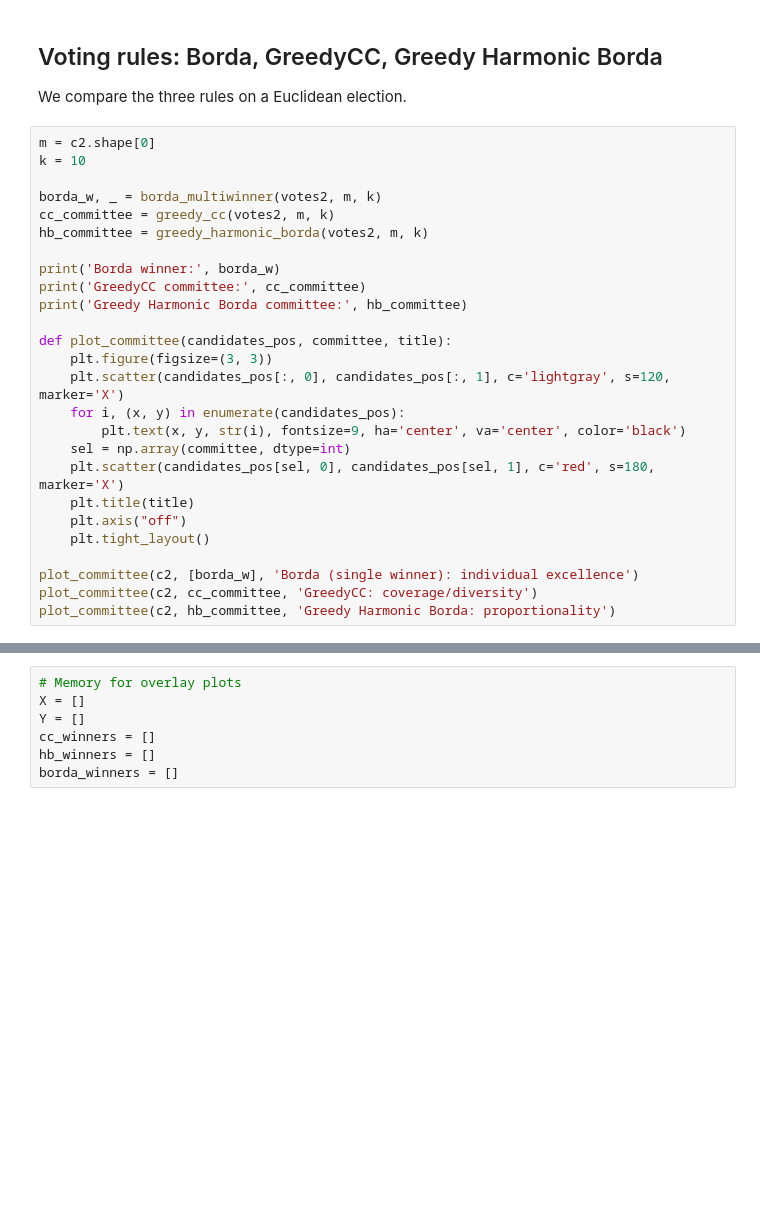
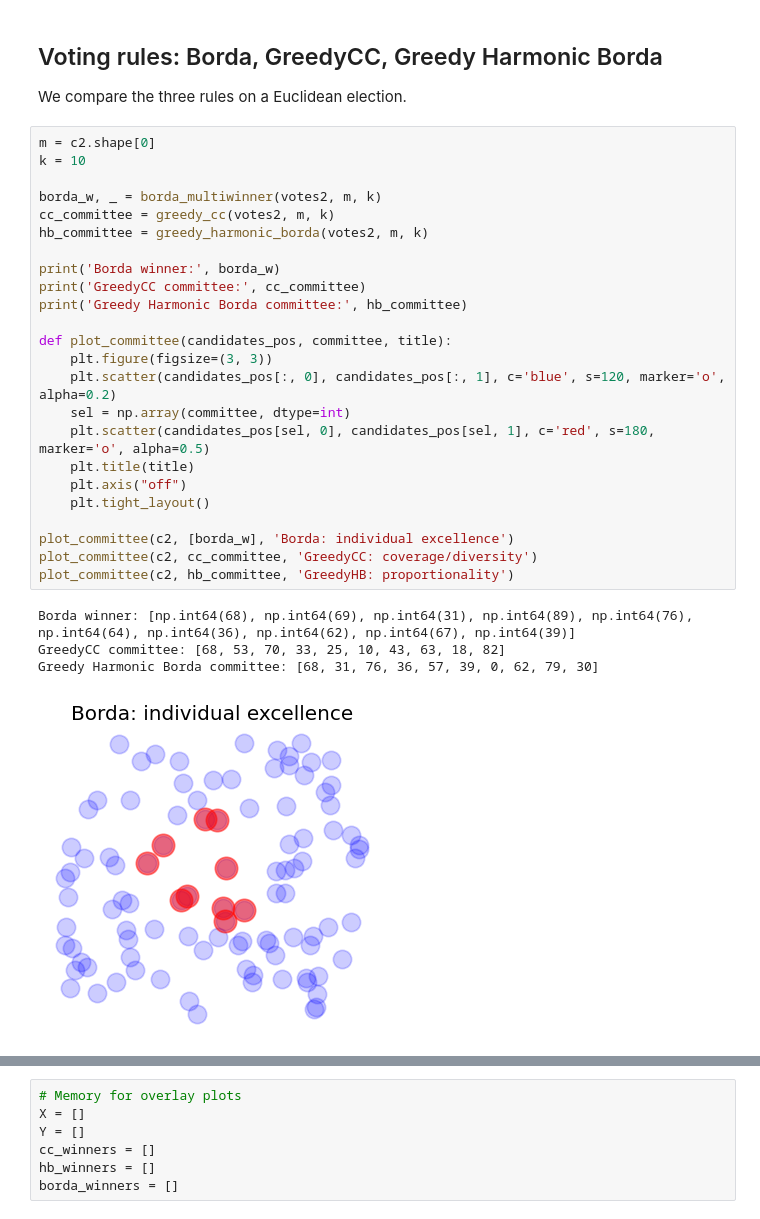
Before and after one commit to szufix/chicago-tutorial, a Jupyter notebook: prefsampling_tutorial.ipynb, the cells around one changed output, grey strips where cells are left out. Drawn from its saved outputs; the diff is of its cells as text; blank space fills up the shorter version.

```diff
--- a/prefsampling_tutorial.ipynb
+++ b/prefsampling_tutorial.ipynb
@@ -313,26 +344,29 @@ We compare the three rules on a Euclidean election.
 # %%
 m = c2.shape[0]
 k = 10
 
 borda_w, _ = borda_multiwinner(votes2, m, k)
 cc_committee = greedy_cc(votes2, m, k)
 hb_committee = greedy_harmonic_borda(votes2, m, k)
 
 print('Borda winner:', borda_w)
 print('GreedyCC committee:', cc_committee)
 print('Greedy Harmonic Borda committee:', hb_committee)
 
 def plot_committee(candidates_pos, committee, title):
     plt.figure(figsize=(3, 3))
-    plt.scatter(candidates_pos[:, 0], candidates_pos[:, 1], c='lightgray', s=120, marker='X')
-    for i, (x, y) in enumerate(candidates_pos):
-        plt.text(x, y, str(i), fontsize=9, ha='center', va='center', color='black')
+    plt.scatter(candidates_pos[:, 0], candidates_pos[:, 1], c='blue', s=120, marker='o', alpha=0.2)
     sel = np.array(committee, dtype=int)
-    plt.scatter(candidates_pos[sel, 0], candidates_pos[sel, 1], c='red', s=180, marker='X')
+    plt.scatter(candidates_pos[sel, 0], candidates_pos[sel, 1], c='red', s=180, marker='o', alpha=0.5)
     plt.title(title)
     plt.axis("off")
     plt.tight_layout()
 
-plot_committee(c2, [borda_w], 'Borda (single winner): individual excellence')
+plot_committee(c2, [borda_w], 'Borda: individual excellence')
 plot_committee(c2, cc_committee, 'GreedyCC: coverage/diversity')
-plot_committee(c2, hb_committee, 'Greedy Harmonic Borda: proportionality')
+plot_committee(c2, hb_committee, 'GreedyHB: proportionality')
+# %% [output]
+Borda winner: [np.int64(68), np.int64(69), np.int64(31), np.int64(89), np.int64(76), np.int64(64), np.int64(36), np.int64(62), np.int64(67), np.int64(39)]
+GreedyCC committee: [68, 53, 70, 33, 25, 10, 43, 63, 18, 82]
+Greedy Harmonic Borda committee: [68, 31, 76, 36, 57, 39, 0, 62, 79, 30]
+[figure, added]
```
Also changed, not shown: parts of 13 cells of this notebook.
